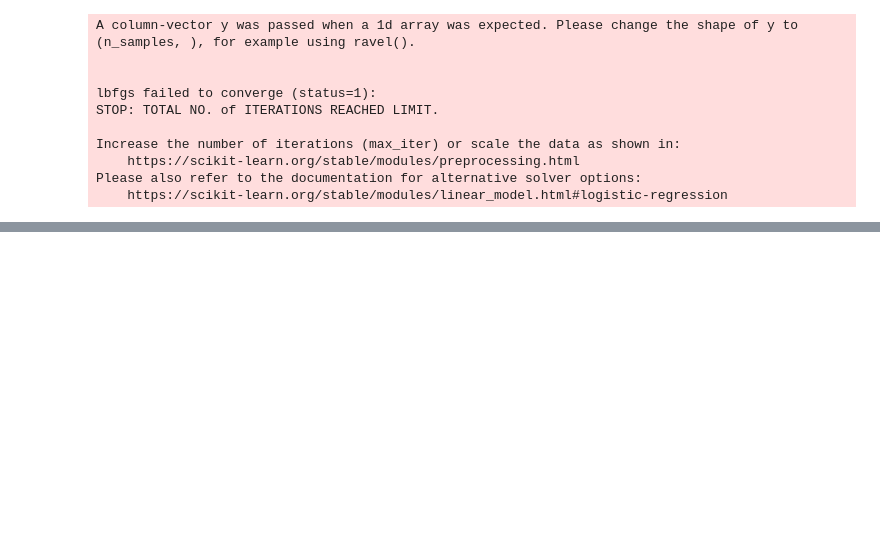
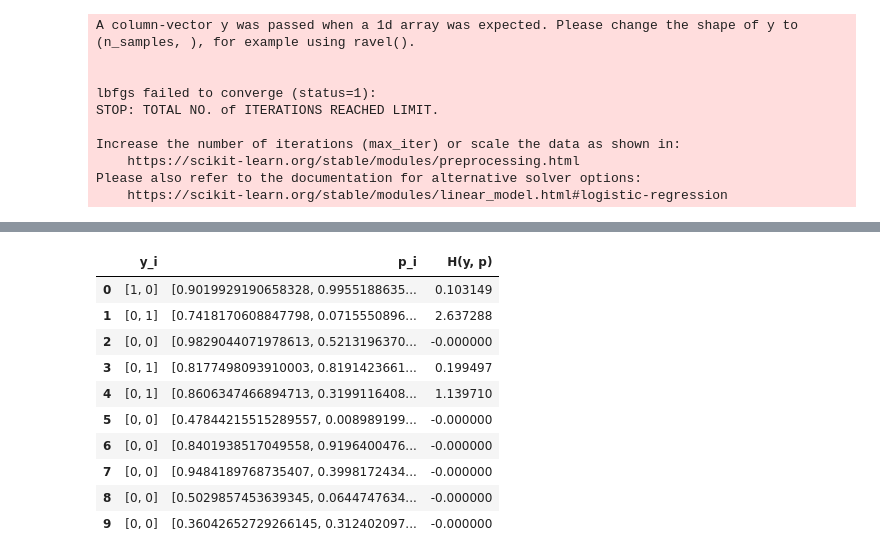
Before and after one commit to turkunov/ml-from-scratch, a Jupyter notebook: logistic.ipynb, the cells around one changed output, grey strips where cells are left out. Saved outputs shown, nothing was run; the diff lists cells and outputs as text; code cells hidden in the pictures; blank space fills up the shorter version.

```diff
--- a/logistic.ipynb
+++ b/logistic.ipynb
@@ -230,0 +248,27 @@ Please also refer to the documentation for alternative solver options:
+# %%
+import pandas as pd
+
+h = lambda y, p: -(y*np.log(p)).sum(axis=1)
+
+# generate probabilities from uniform distribtuion U([0, 1])
+predicted_probas = np.random.uniform(size=(10, 2))
+# generate vectors of true labels from binomial distribution
+actual_classes = np.random.binomial(1, .2, size=(10, 2))
+# for each record calculate the value of cross-entropy
+cross_entropies = h(actual_classes, predicted_probas)
+pd.DataFrame(
+    zip(actual_classes, predicted_probas, cross_entropies),
+    columns=['y_i', 'p_i', 'H(y, p)']
+)
+# %% [output]
+|  | y_i | p_i | H(y, p) |
+| 0 | [1, 0] | [0.9019929190658328, 0.9955188635... | 0.103149 |
+| 1 | [0, 1] | [0.7418170608847798, 0.0715550896... | 2.637288 |
+| 2 | [0, 0] | [0.9829044071978613, 0.5213196370... | -0.000000 |
+| 3 | [0, 1] | [0.8177498093910003, 0.8191423661... | 0.199497 |
+| 4 | [0, 1] | [0.8606347466894713, 0.3199116408... | 1.139710 |
+| 5 | [0, 0] | [0.47844215515289557, 0.008989199... | -0.000000 |
+| 6 | [0, 0] | [0.8401938517049558, 0.9196400476... | -0.000000 |
+| 7 | [0, 0] | [0.9484189768735407, 0.3998172434... | -0.000000 |
+| 8 | [0, 0] | [0.5029857453639345, 0.0644747634... | -0.000000 |
+| 9 | [0, 0] | [0.36042652729266145, 0.312402097... | -0.000000 |
```
Also changed, not shown: parts of 8 cells of this notebook.
